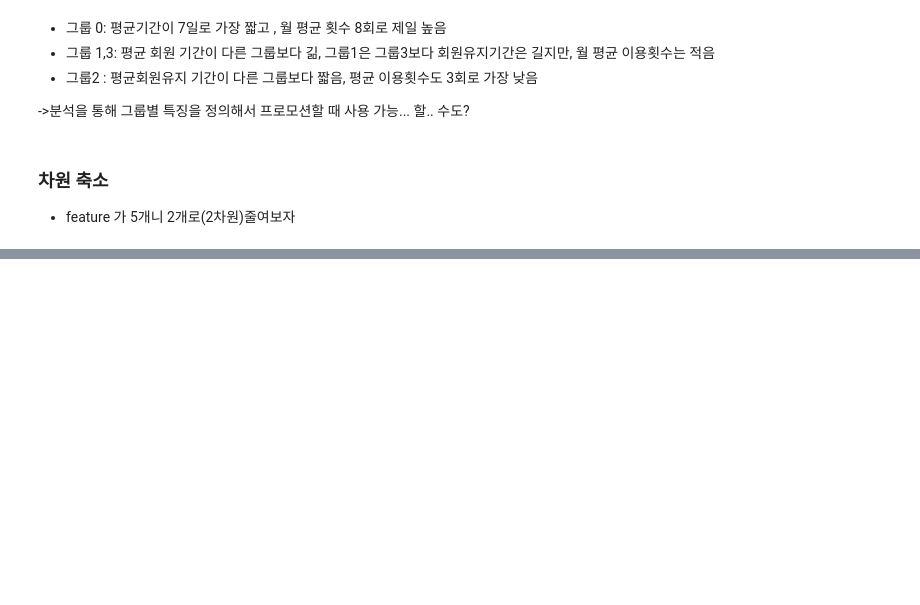
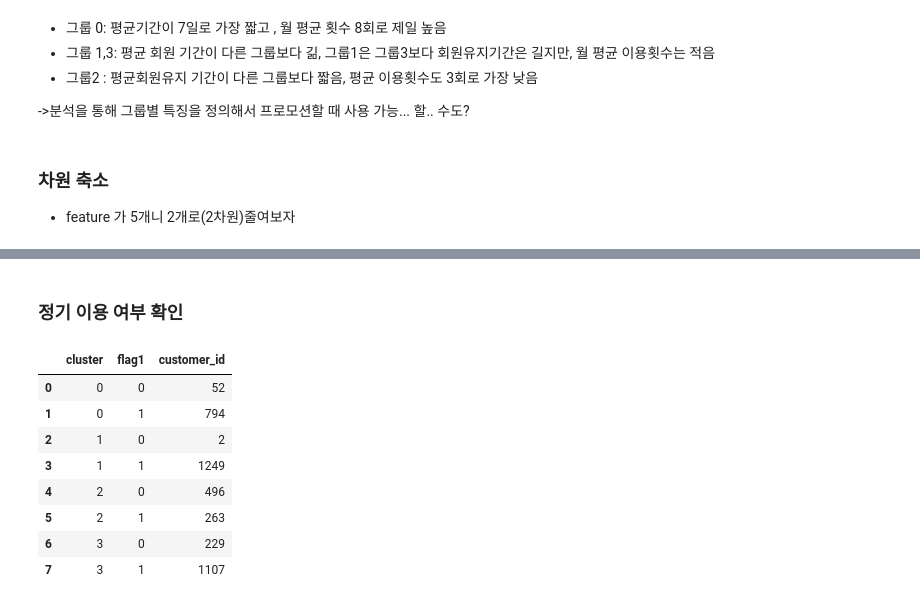
Before and after one commit to pillz9408/python, a Jupyter notebook: MachineLearning/221027_customer_.ipynb, the cells around one changed output, grey strips where cells are left out. Saved outputs shown, nothing was run; the diff lists cells and outputs as text; code cells hidden in the pictures; blank space fills up the shorter version.

```diff
--- a/MachineLearning/221027_customer_.ipynb
+++ b/MachineLearning/221027_customer_.ipynb
@@ -134,0 +255,15 @@ cc.groupby('cluster').mean()
+# %% [markdown]
+### 정기 이용 여부 확인
+# %%
+newdf2 = cc_join.groupby(['cluster','flag1'], as_index=False).count()[['cluster','flag1','customer_id']]
+newdf2
+# %% [output]
+|  | cluster | flag1 | customer_id |
+| 0 | 0 | 0 | 52 |
+| 1 | 0 | 1 | 794 |
+| 2 | 1 | 0 | 2 |
+| 3 | 1 | 1 | 1249 |
+| 4 | 2 | 0 | 496 |
+| 5 | 2 | 1 | 263 |
+| 6 | 3 | 0 | 229 |
+| 7 | 3 | 1 | 1107 |
```
Also changed, not shown: parts of 23 cells of this notebook.
